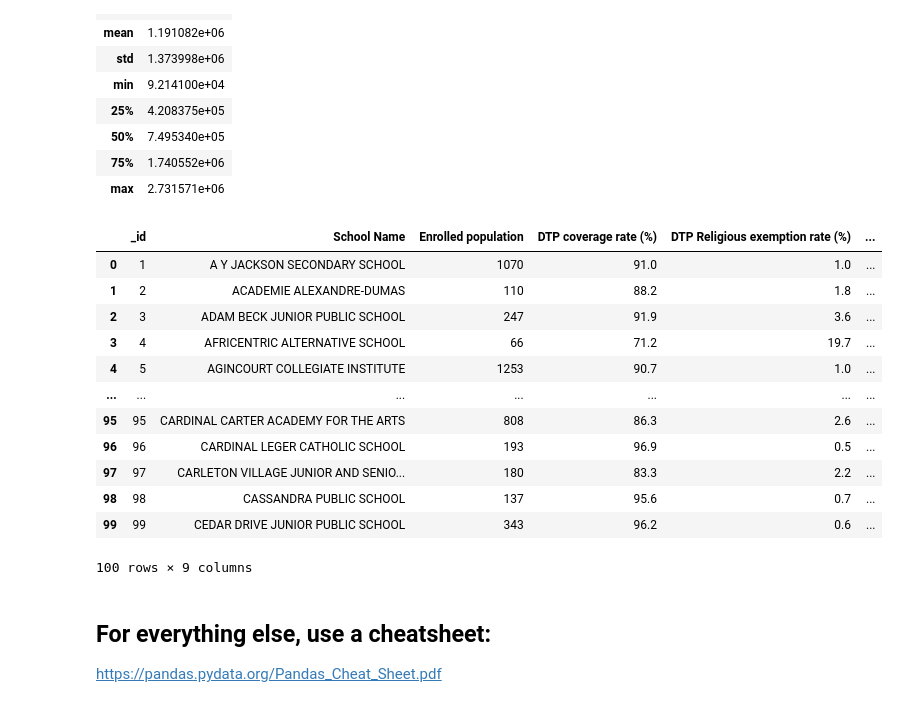
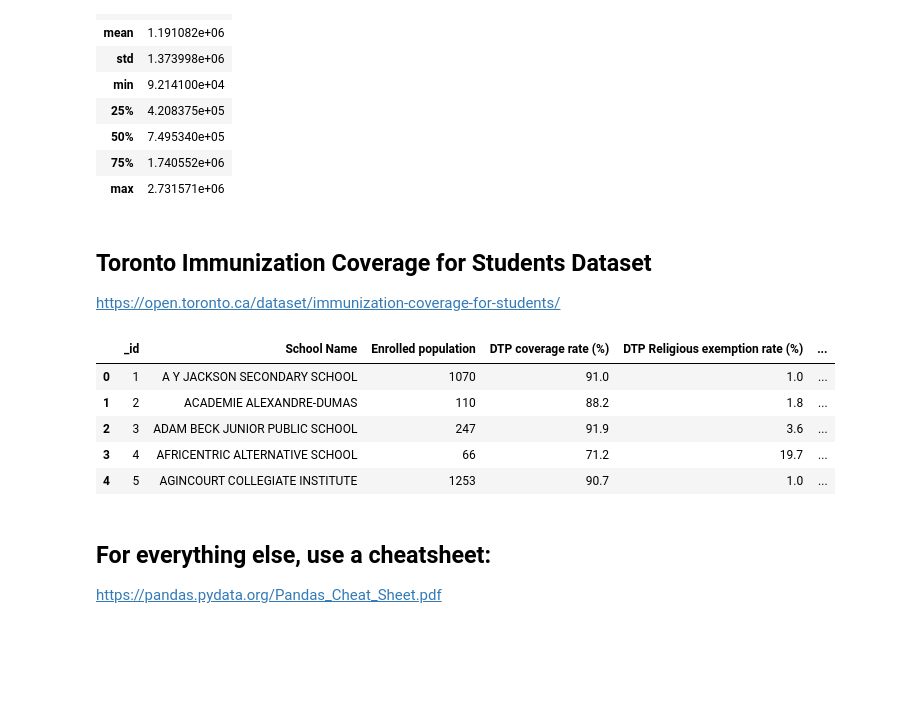
Before and after one commit to gbby/teaching-notebooks, a Jupyter notebook: pandas_101.ipynb, the cells around one changed output. Cells and saved outputs as stored; diff of their text form; code cells hidden in the pictures; blank space fills up the shorter version.

```diff
--- a/pandas_101.ipynb
+++ b/pandas_101.ipynb
@@ -91,6 +91,9 @@ census.describe()
 | 50% | 7.495340e+05 |
 | 75% | 1.740552e+06 |
 | max | 2.731571e+06 |
+# %% [markdown]
+## Toronto Immunization Coverage for Students Dataset
+https://open.toronto.ca/dataset/immunization-coverage-for-students/
 # %%
 # Get the dataset metadata by passing package_id to the package_search endpoint
 url = "https://ckan0.cf.opendata.inter.prod-toronto.ca/api/3/action/package_show"
@@ -107,21 +110,14 @@ for idx, resource in enumerate(package["result"]["resources"]):
         df = pd.DataFrame(data["result"]["records"])
         break
 # %%
-df.head(100)
+df.head()
 # %% [output]
 |  | _id | School Name | Enrolled population | DTP coverage rate (%) | DTP Religious exemption rate (%) | ... |
 | 0 | 1 | A Y JACKSON SECONDARY SCHOOL | 1070 | 91.0 | 1.0 | ... |
 | 1 | 2 | ACADEMIE ALEXANDRE-DUMAS | 110 | 88.2 | 1.8 | ... |
 | 2 | 3 | ADAM BECK JUNIOR PUBLIC SCHOOL | 247 | 91.9 | 3.6 | ... |
 | 3 | 4 | AFRICENTRIC ALTERNATIVE SCHOOL | 66 | 71.2 | 19.7 | ... |
 | 4 | 5 | AGINCOURT COLLEGIATE INSTITUTE | 1253 | 90.7 | 1.0 | ... |
-| ... | ... | ... | ... | ... | ... | ... |
-| 95 | 95 | CARDINAL CARTER ACADEMY FOR THE ARTS | 808 | 86.3 | 2.6 | ... |
-| 96 | 96 | CARDINAL LEGER CATHOLIC SCHOOL | 193 | 96.9 | 0.5 | ... |
-| 97 | 97 | CARLETON VILLAGE JUNIOR AND SENIO... | 180 | 83.3 | 2.2 | ... |
-| 98 | 98 | CASSANDRA PUBLIC SCHOOL | 137 | 95.6 | 0.7 | ... |
-| 99 | 99 | CEDAR DRIVE JUNIOR PUBLIC SCHOOL | 343 | 96.2 | 0.6 | ... |
-100 rows × 9 columns
 # %% [markdown]
 ## For everything else, use a cheatsheet:
 https://pandas.pydata.org/Pandas_Cheat_Sheet.pdf
```
Also changed, not shown: 32 other files.
